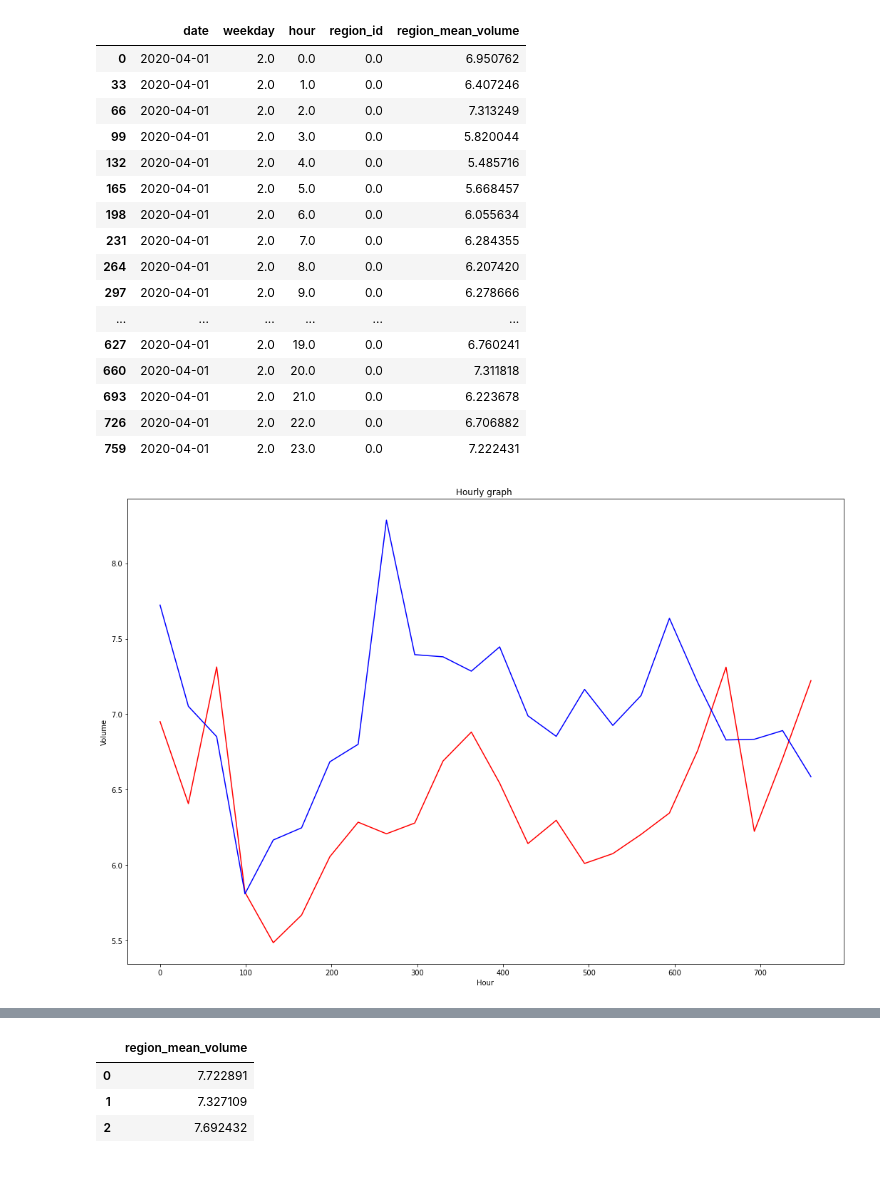
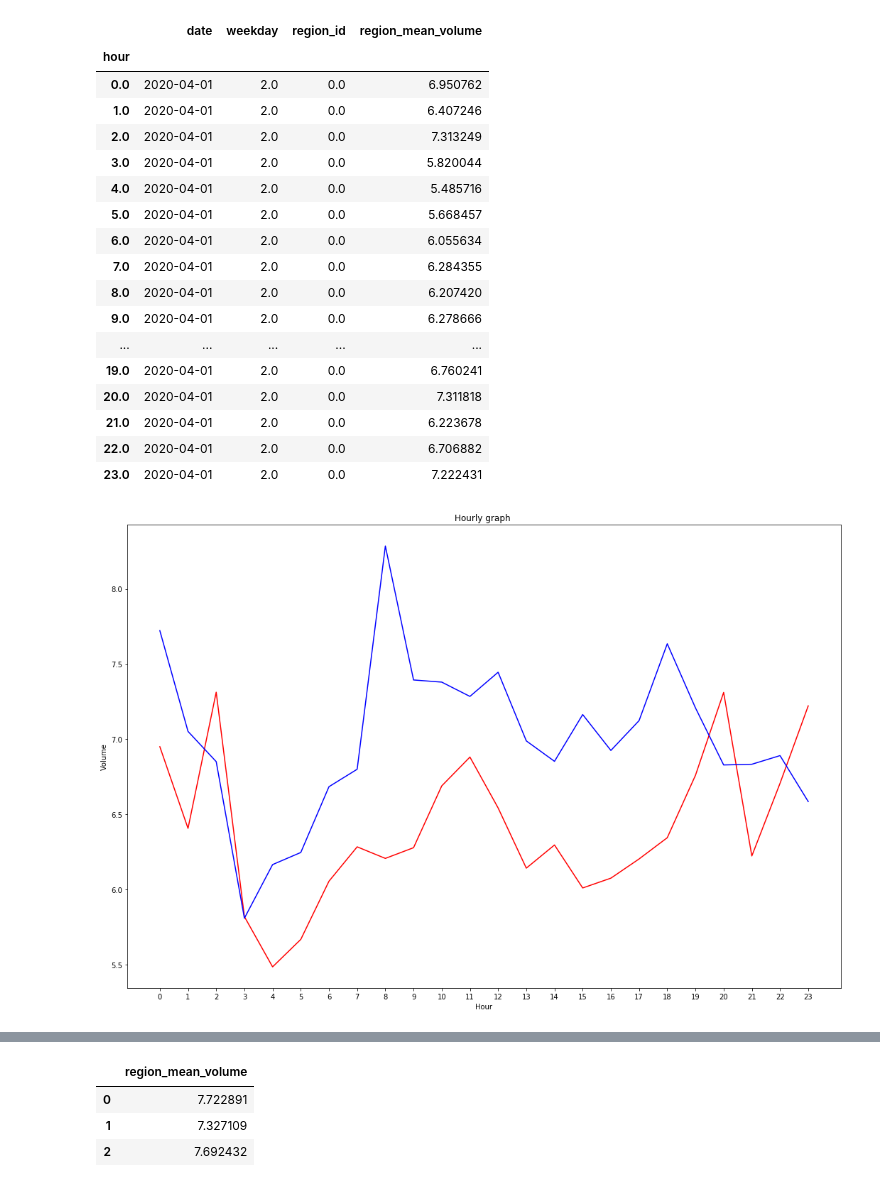
Before and after one commit to D3auuvc/ut-its-project, a Jupyter notebook: Plotting_from_csv.ipynb, the cells around one changed output, grey strips where cells are left out. Drawn from its saved outputs; the diff is of its cells as text; code cells hidden in the pictures.

```diff
--- a/Plotting_from_csv.ipynb
+++ b/Plotting_from_csv.ipynb
@@ -16,10 +16,6 @@ df_in = pd.read_csv(f"{BASE_FOLDER}/{city}/hourly_processed_means_in_covid.csv")
 df_pre = pd.read_csv(f"{BASE_FOLDER}/{city}/hourly_processed_means_pre.csv")
 
 ## Preprocessing Dataframes
-df_in.drop('Unnamed: 0', axis=1, inplace=True)
-df_pre.drop('Unnamed: 0', axis=1, inplace=True)
-df_in.drop('Unnamed: 0.1', axis=1, inplace=True)
-df_pre.drop('Unnamed: 0.1', axis=1, inplace=True)
 
 df_in['region_mean_volume'].fillna(df_in['region_mean_volume'].mean(), inplace=True)
 df_pre['region_mean_volume'].fillna(df_pre['region_mean_volume'].mean(), inplace=True)
@@ -91,5 +97,6 @@ filter2 = df_pre.region_id == 0
 dpre= df_pre.copy()
 dpre.where(filter1&filter2,inplace=True)
 dpre = dpre.dropna()
+dpre.set_index('hour', inplace=True)
 dpre
 # %% [output]
@@ -116,33 +124,35 @@ filter2 = df_in.region_id == 0
 di= df_in.copy()
 di.where(filter1&filter2,inplace=True)
 di = di.dropna()
+di.set_index('hour', inplace=True)
 di
 # %% [output]
-|  | date | weekday | hour | region_id | region_mean_volume |
-| 0 | 2020-04-01 | 2.0 | 0.0 | 0.0 | 6.950762 |
-| 33 | 2020-04-01 | 2.0 | 1.0 | 0.0 | 6.407246 |
-| 66 | 2020-04-01 | 2.0 | 2.0 | 0.0 | 7.313249 |
-| 99 | 2020-04-01 | 2.0 | 3.0 | 0.0 | 5.820044 |
-| 132 | 2020-04-01 | 2.0 | 4.0 | 0.0 | 5.485716 |
-| 165 | 2020-04-01 | 2.0 | 5.0 | 0.0 | 5.668457 |
-| 198 | 2020-04-01 | 2.0 | 6.0 | 0.0 | 6.055634 |
-| 231 | 2020-04-01 | 2.0 | 7.0 | 0.0 | 6.284355 |
-| 264 | 2020-04-01 | 2.0 | 8.0 | 0.0 | 6.207420 |
-| 297 | 2020-04-01 | 2.0 | 9.0 | 0.0 | 6.278666 |
-| ... | ... | ... | ... | ... | ... |
-| 627 | 2020-04-01 | 2.0 | 19.0 | 0.0 | 6.760241 |
-| 660 | 2020-04-01 | 2.0 | 20.0 | 0.0 | 7.311818 |
-| 693 | 2020-04-01 | 2.0 | 21.0 | 0.0 | 6.223678 |
-| 726 | 2020-04-01 | 2.0 | 22.0 | 0.0 | 6.706882 |
-| 759 | 2020-04-01 | 2.0 | 23.0 | 0.0 | 7.222431 |
+|  | date | weekday | region_id | region_mean_volume |
+| hour |  |  |  |  |
+| 0.0 | 2020-04-01 | 2.0 | 0.0 | 6.950762 |
+| 1.0 | 2020-04-01 | 2.0 | 0.0 | 6.407246 |
+| 2.0 | 2020-04-01 | 2.0 | 0.0 | 7.313249 |
+| 3.0 | 2020-04-01 | 2.0 | 0.0 | 5.820044 |
+| 4.0 | 2020-04-01 | 2.0 | 0.0 | 5.485716 |
+| 5.0 | 2020-04-01 | 2.0 | 0.0 | 5.668457 |
+| 6.0 | 2020-04-01 | 2.0 | 0.0 | 6.055634 |
+| 7.0 | 2020-04-01 | 2.0 | 0.0 | 6.284355 |
+| 8.0 | 2020-04-01 | 2.0 | 0.0 | 6.207420 |
+| 9.0 | 2020-04-01 | 2.0 | 0.0 | 6.278666 |
+| ... | ... | ... | ... | ... |
+| 19.0 | 2020-04-01 | 2.0 | 0.0 | 6.760241 |
+| 20.0 | 2020-04-01 | 2.0 | 0.0 | 7.311818 |
+| 21.0 | 2020-04-01 | 2.0 | 0.0 | 6.223678 |
+| 22.0 | 2020-04-01 | 2.0 | 0.0 | 6.706882 |
+| 23.0 | 2020-04-01 | 2.0 | 0.0 | 7.222431 |
 # %%
 plt.figure(figsize=(18,12))
 plt.title("Hourly graph ")
 plt.xlabel("Hour")
 plt.ylabel("Volume")
 plt.plot(di.region_mean_volume,"r", label="During covid-pandemic volumes")
 plt.plot(dpre.region_mean_volume,"b", label="pre covid-pandemic volumes")
-
+plt.xticks(np.arange(24))
 plt.show()
 # %% [output]
-[figure, old version]
+[figure, new version]
```
Also changed, not shown: parts of 18 cells of this notebook, 2 other files.
